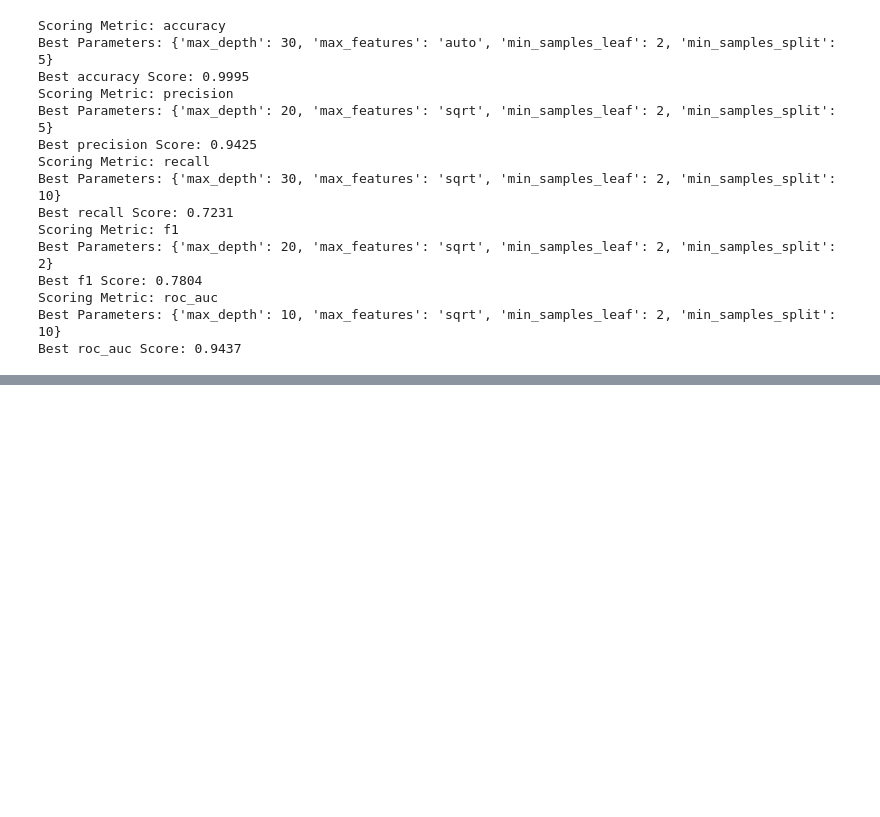
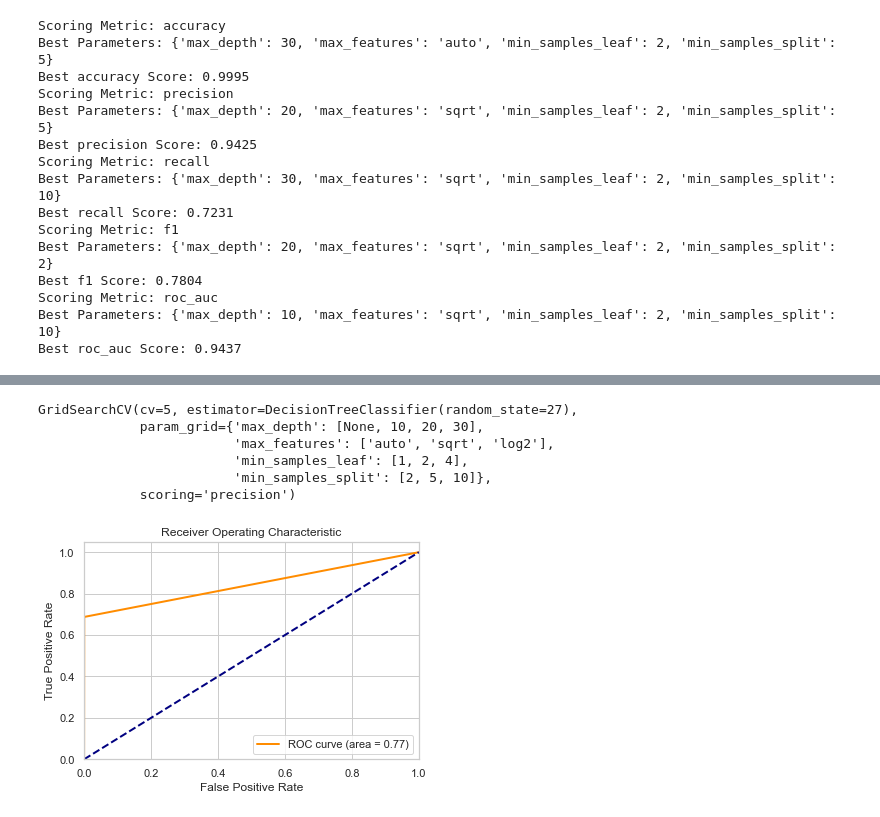
Before and after one commit to 11111xxxxx/fraud_detection, a Jupyter notebook: fraud_detection.ipynb, the cells around one changed output, grey strips where cells are left out. Drawn from its saved outputs; the diff is of its cells as text; code cells hidden in the pictures; blank space fills up the shorter version.

```diff
--- a/fraud_detection.ipynb
+++ b/fraud_detection.ipynb
@@ -420,0 +413,22 @@ Best roc_auc Score: 0.9437
+# %%
+grid_search.fit(X_train, Y_train)
+# %% [output]
+GridSearchCV(cv=5, estimator=DecisionTreeClassifier(random_state=27),
+             param_grid={'max_depth': [None, 10, 20, 30],
+                         'max_features': ['auto', 'sqrt', 'log2'],
+                         'min_samples_leaf': [1, 2, 4],
+                         'min_samples_split': [2, 5, 10]},
+             scoring='precision')
+# %%
+# Identify the best parameters and evaluate the model
+best_params = grid_search.best_params_
+best_model = grid_search.best_estimator_
+score = grid_search.best_score_
+# %%
+best_model_fit_dt = best_model.fit(X_train, Y_train)
+# %%
+y_pred_dt = best_model_fit_dt.predict(X_test)
+# %%
+plot_roc(Y_test, y_pred_dt)
+# %% [output]
+[figure, added]
```
Also changed, not shown: parts of 35 cells of this notebook.
